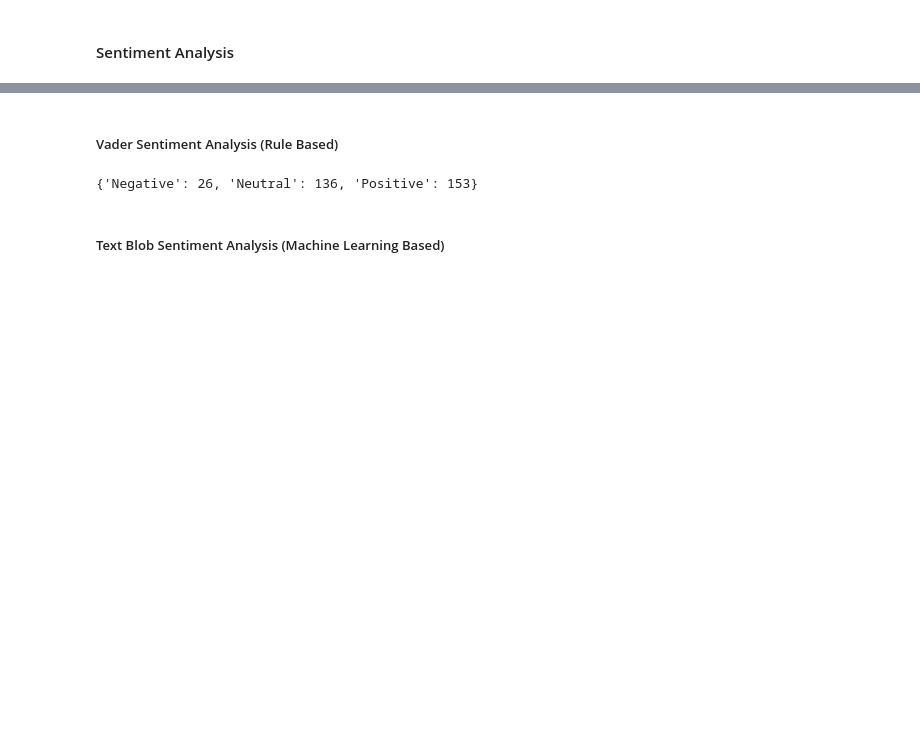
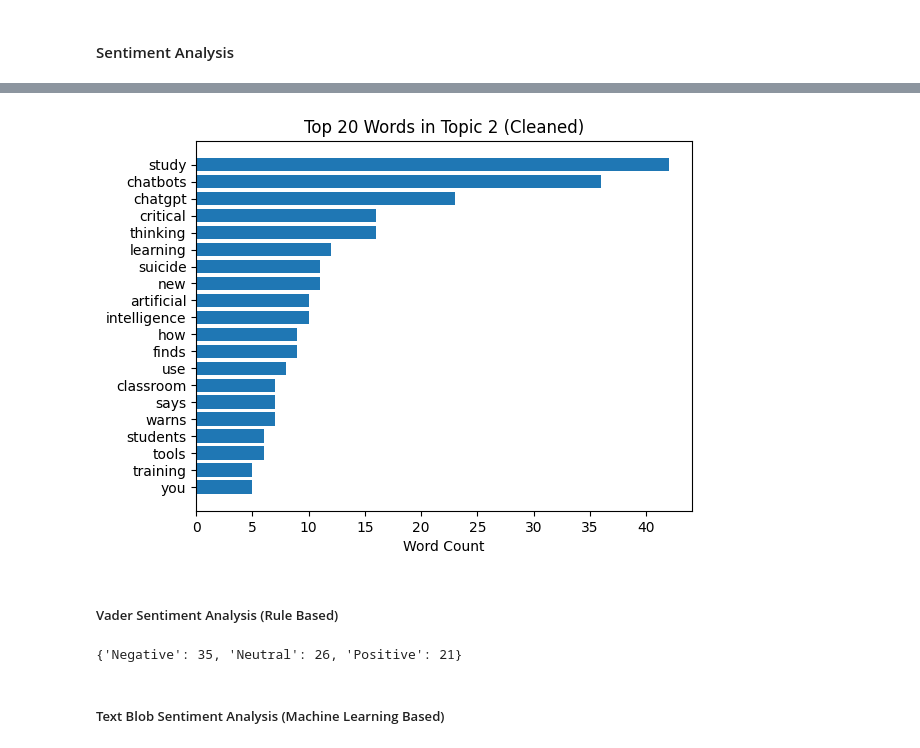
Before and after one commit to nmea002/MNB, a Jupyter notebook: job.ipynb, the cells around one changed output, grey strips where cells are left out. Cells and saved outputs as stored; diff of their text form; code cells hidden in the pictures; blank space fills up the shorter version.

```diff
--- a/job.ipynb
+++ b/job.ipynb
@@ -87,6 +102,6 @@ tm
 # %%
 with open("Topics.txt", 'w') as f:
-    for i in range(1, 6):
+    for i in range(1, 7):
         f.write(f"Topic Name: {tm['Name'].iloc[i]} \n")
         f.write(f"Document Count For Topic: {tm['Count'].iloc[i]} \n")
         f.write(f"Representation and Weights: \n")
@@ -110,0 +126,15 @@ docDf.head()
+# %%
+from collections import Counter
+import re
+
+def word_freq_for_topic(topic_id, docs, topics):
+    topic_docs = [doc for doc, t in zip(docs, topics) if t == topic_id]
+
+    words = []
+    for doc in topic_docs:
+        words.extend(re.findall(r"\b\w+\b", doc.lower()))
+
+    return Counter(words)
+
+freqs = word_freq_for_topic(6, docs, topics)
+freqs.most_common(20)
@@ -111,3 +162,23 @@ docDf.head()
+# %%
+import matplotlib.pyplot as plt
+stopwords = {"the", "and", "of", "to", "in", "for", "on", "with", "a", "an", "by"}
+
+freqs_clean = Counter({
+    word: count
+    for word, count in freqs.items()
+    if word not in stopwords and len(word) > 2
+})
+
+words, counts = zip(*freqs_clean.most_common(20))
+
+plt.figure()
+plt.barh(words, counts)
+plt.xlabel("Word Count")
+plt.title("Top 20 Words in Topic 2 (Cleaned)")
+plt.gca().invert_yaxis()
+plt.show()
+# %% [output]
+[figure, added]
 # %% [markdown]
 ##### Vader Sentiment Analysis (Rule Based)
 # %%
@@ -125,7 +196,7 @@ def getSentiment(compound):
     else:
         return "Neutral"
 # %%
-topic1 = docDf[docDf['Topic'] == 0]
+topic1 = docDf[docDf['Topic'] == 4]
 v_sent_count = {
     "Negative": 0,
     "Neutral": 0,
@@ -136,13 +207,14 @@ with open("Vader Sentiment Analysis.txt", "w", encoding="utf-8", errors="replace
     for doc in topic1['Document']:
         f.write(f"Article Title: {doc} \n")
         scores = sentiment_scores(doc)
+        f.write(f"Score: {scores['compound']} \n")
         f.write(f"Sentiment: {getSentiment(scores['compound'])} \n")
         v_sent_count[getSentiment(scores['compound'])] += 1
         f.write("\n")
 
 v_sent_count
 # %% [output]
-{'Negative': 26, 'Neutral': 136, 'Positive': 153}
+{'Negative': 35, 'Neutral': 26, 'Positive': 21}
 # %% [markdown]
 ##### Text Blob Sentiment Analysis (Machine Learning Based)
 # %%
```
Also changed, not shown: parts of 6 cells of this notebook, 4 other files.
